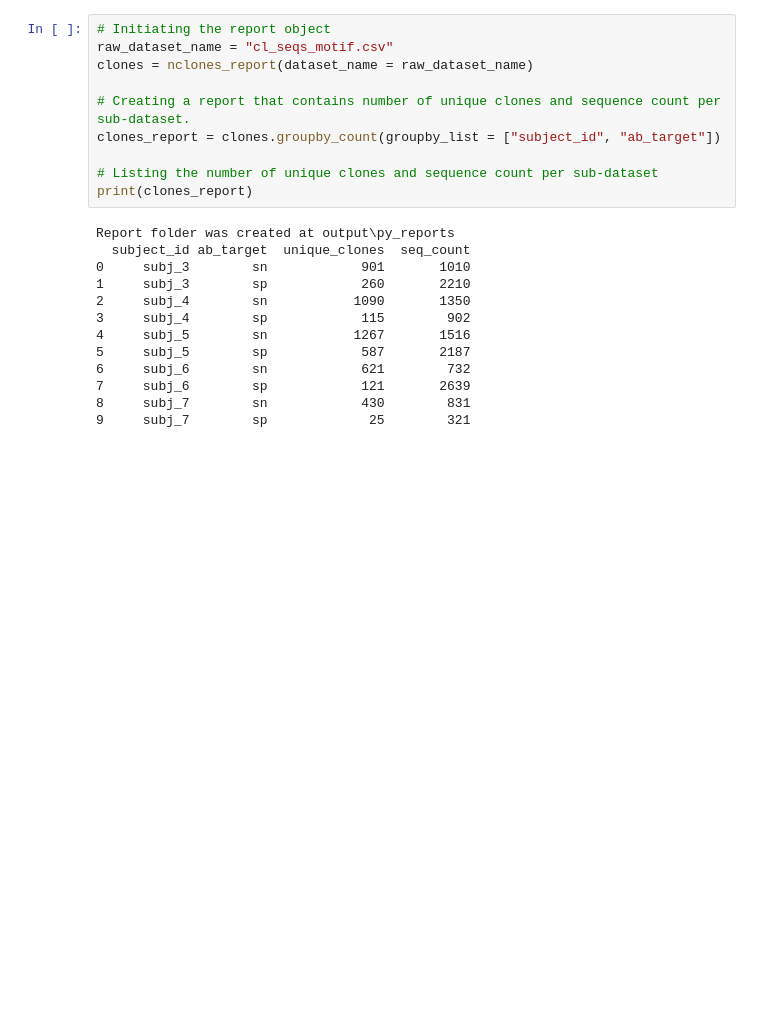
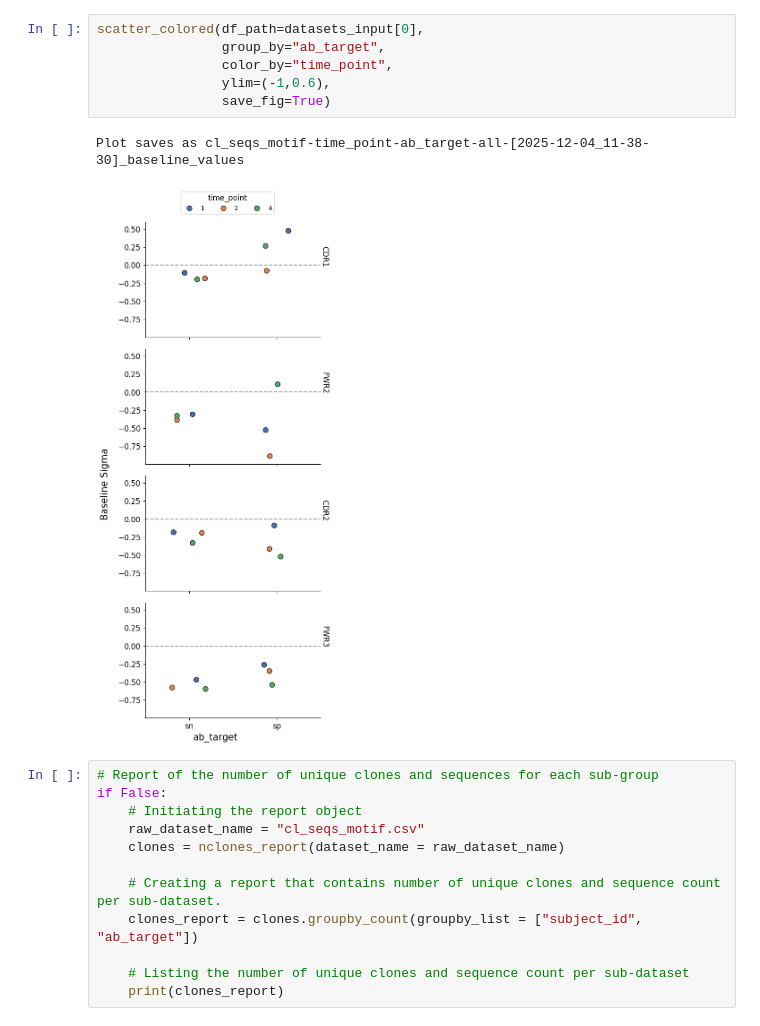
Before and after one commit to dani-f99/selection_pressure_vis, a Jupyter notebook: selection_pressure_vis.ipynb, the cells around one changed output. Saved outputs shown, nothing was run; the diff lists cells and outputs as text; blank space fills up the shorter version.

Commit message:
added another scatter plot variant function

```diff
--- a/selection_pressure_vis.ipynb
+++ b/selection_pressure_vis.ipynb
@@ -20,23 +19,21 @@ for dataset in [datasets_input[0]]:
+# %%
+scatter_colored(df_path=datasets_input[0],
+                group_by="ab_target",
+                color_by="time_point",
+                ylim=(-1,0.6),
+                save_fig=True)
+# %% [output]
+Plot saves as cl_seqs_motif-time_point-ab_target-all-[2025-12-04_11-38-30]_baseline_values
+[figure, added]
 # %%
-# Initiating the report object
-raw_dataset_name = "cl_seqs_motif.csv"
-clones = nclones_report(dataset_name = raw_dataset_name)
+# Report of the number of unique clones and sequences for each sub-group
+if False:
+    # Initiating the report object
+    raw_dataset_name = "cl_seqs_motif.csv"
+    clones = nclones_report(dataset_name = raw_dataset_name)
 
-# Creating a report that contains number of unique clones and sequence count per sub-dataset.
-clones_report = clones.groupby_count(groupby_list = ["subject_id", "ab_target"])
+    # Creating a report that contains number of unique clones and sequence count per sub-dataset.
+    clones_report = clones.groupby_count(groupby_list = ["subject_id", "ab_target"])
 
-# Listing the number of unique clones and sequence count per sub-dataset
-print(clones_report)
+    # Listing the number of unique clones and sequence count per sub-dataset
+    print(clones_report)
-# %% [output]
-Report folder was created at output\py_reports
-  subject_id ab_target  unique_clones  seq_count
-0     subj_3        sn            901       1010
-1     subj_3        sp            260       2210
-2     subj_4        sn           1090       1350
-3     subj_4        sp            115        902
-4     subj_5        sn           1267       1516
-5     subj_5        sp            587       2187
-6     subj_6        sn            621        732
-7     subj_6        sp            121       2639
-8     subj_7        sn            430        831
-9     subj_7        sp             25        321
```
Also changed, not shown: parts of 3 cells of this notebook, 11 other files.
